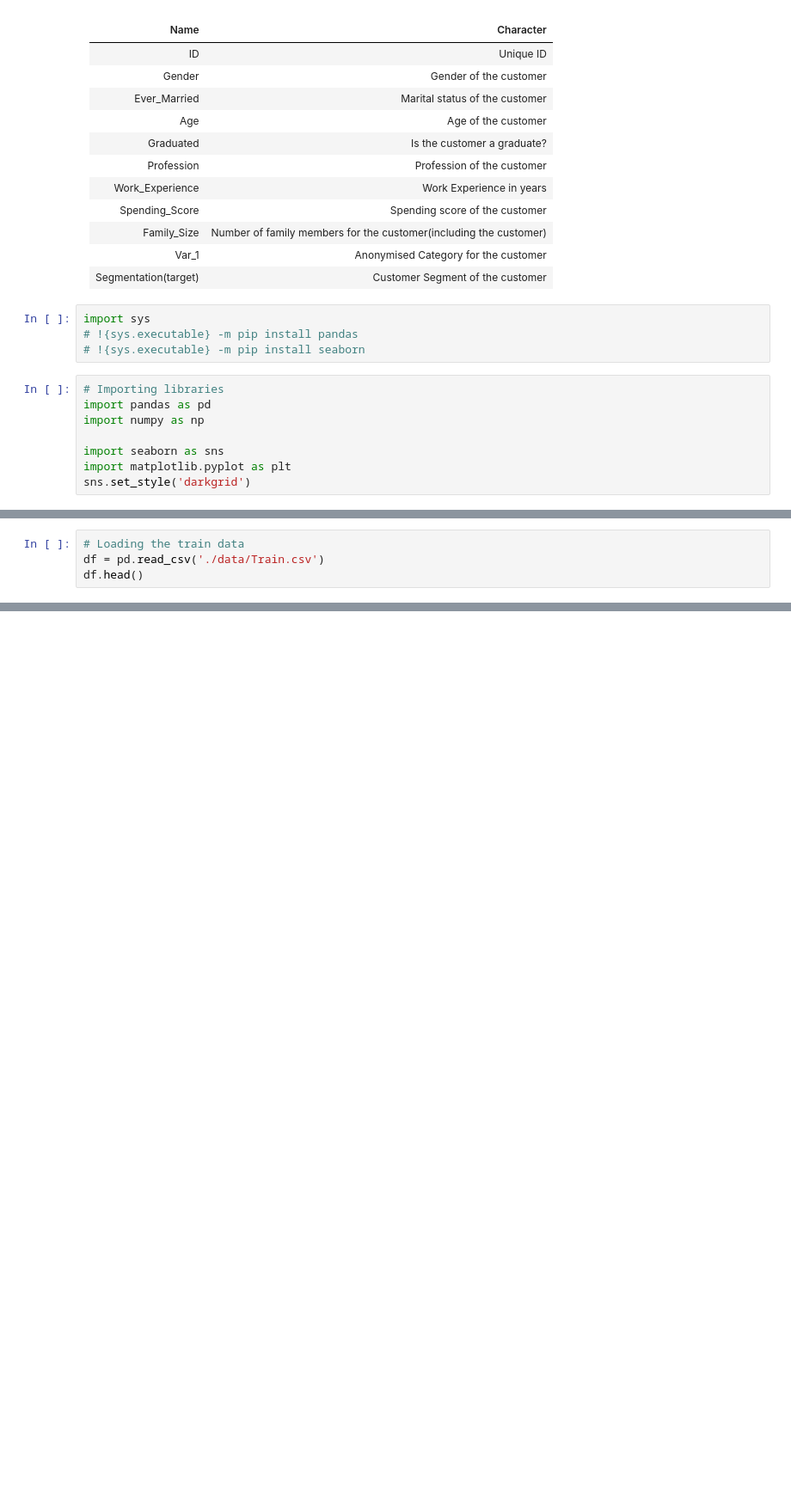
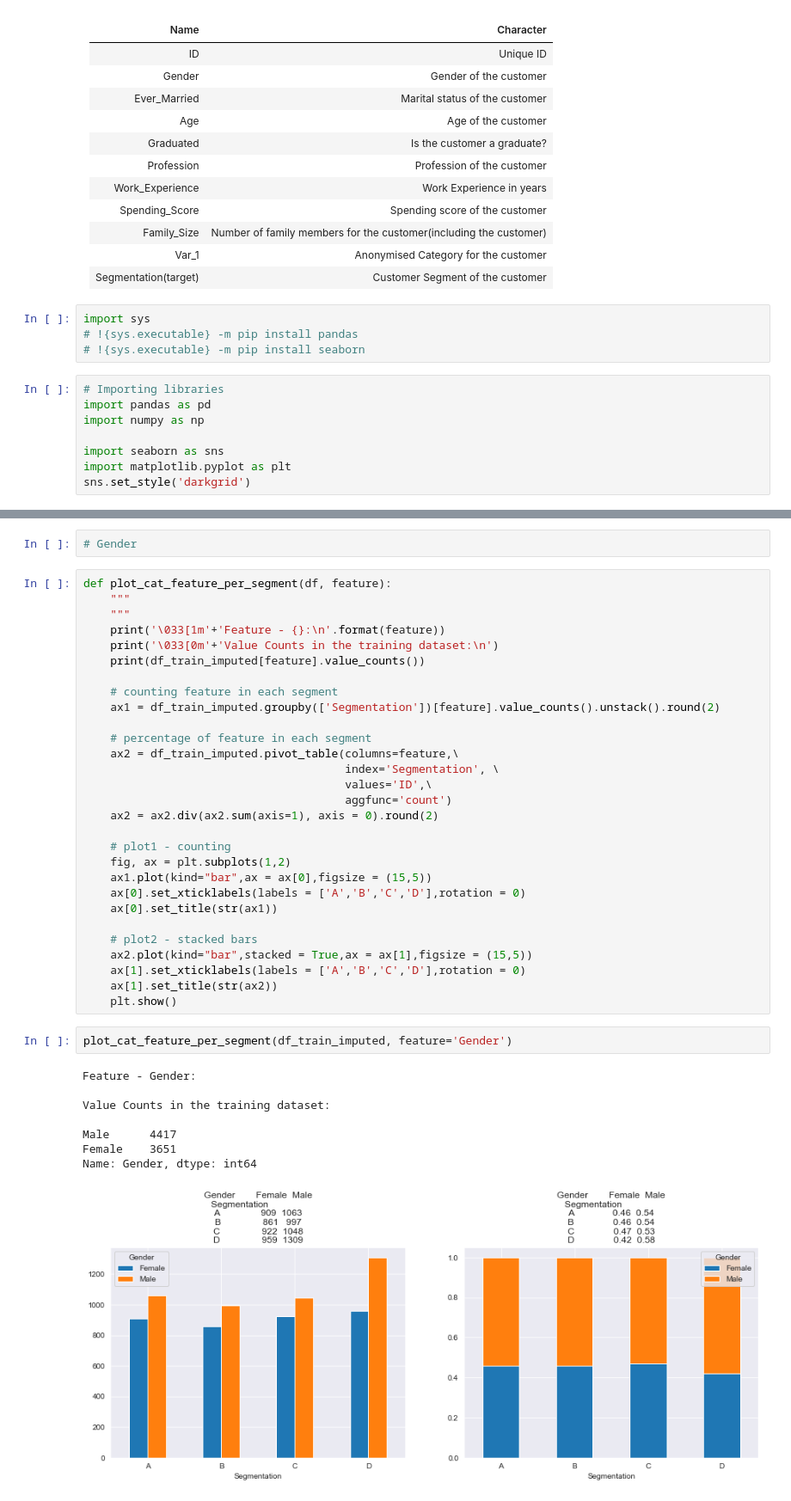
Before and after one commit to TsungChinHanKen/customer_expectation-tmp-, a Jupyter notebook: work.ipynb, the cells around one changed output, grey strips where cells are left out. Shown at 86% size. Cells and saved outputs as stored; diff of their text form; blank space fills up the shorter version.

```diff
--- a/work.ipynb
+++ b/work.ipynb
@@ -46,4 +42,0 @@ pd.set_option('display.max_columns', None)
-# %%
-# Loading the train data
-df = pd.read_csv('./data/Train.csv')
-df.head()
@@ -103,0 +345,42 @@ Name: Var_1, dtype: int64
+# %%
+# Gender
+# %%
+def plot_cat_feature_per_segment(df, feature):
+    """
+    """
+    print('\033[1m'+'Feature - {}:\n'.format(feature))
+    print('\033[0m'+'Value Counts in the training dataset:\n')
+    print(df_train_imputed[feature].value_counts())
+
+    # counting feature in each segment
+    ax1 = df_train_imputed.groupby(['Segmentation'])[feature].value_counts().unstack().round(2)
+
+    # percentage of feature in each segment
+    ax2 = df_train_imputed.pivot_table(columns=feature,\
+                                       index='Segmentation', \
+                                       values='ID',\
+                                       aggfunc='count')
+    ax2 = ax2.div(ax2.sum(axis=1), axis = 0).round(2)
+
+    # plot1 - counting
+    fig, ax = plt.subplots(1,2)
+    ax1.plot(kind="bar",ax = ax[0],figsize = (15,5))
+    ax[0].set_xticklabels(labels = ['A','B','C','D'],rotation = 0)
+    ax[0].set_title(str(ax1))
+
+    # plot2 - stacked bars
+    ax2.plot(kind="bar",stacked = True,ax = ax[1],figsize = (15,5))
+    ax[1].set_xticklabels(labels = ['A','B','C','D'],rotation = 0)
+    ax[1].set_title(str(ax2))
+    plt.show()
+# %%
+plot_cat_feature_per_segment(df_train_imputed, feature='Gender')
+# %% [output]
+Feature - Gender:
+
+Value Counts in the training dataset:
+
+Male      4417
+Female    3651
+Name: Gender, dtype: int64
+[figure, added]
```
Also changed, not shown: parts of 101 cells of this notebook.
